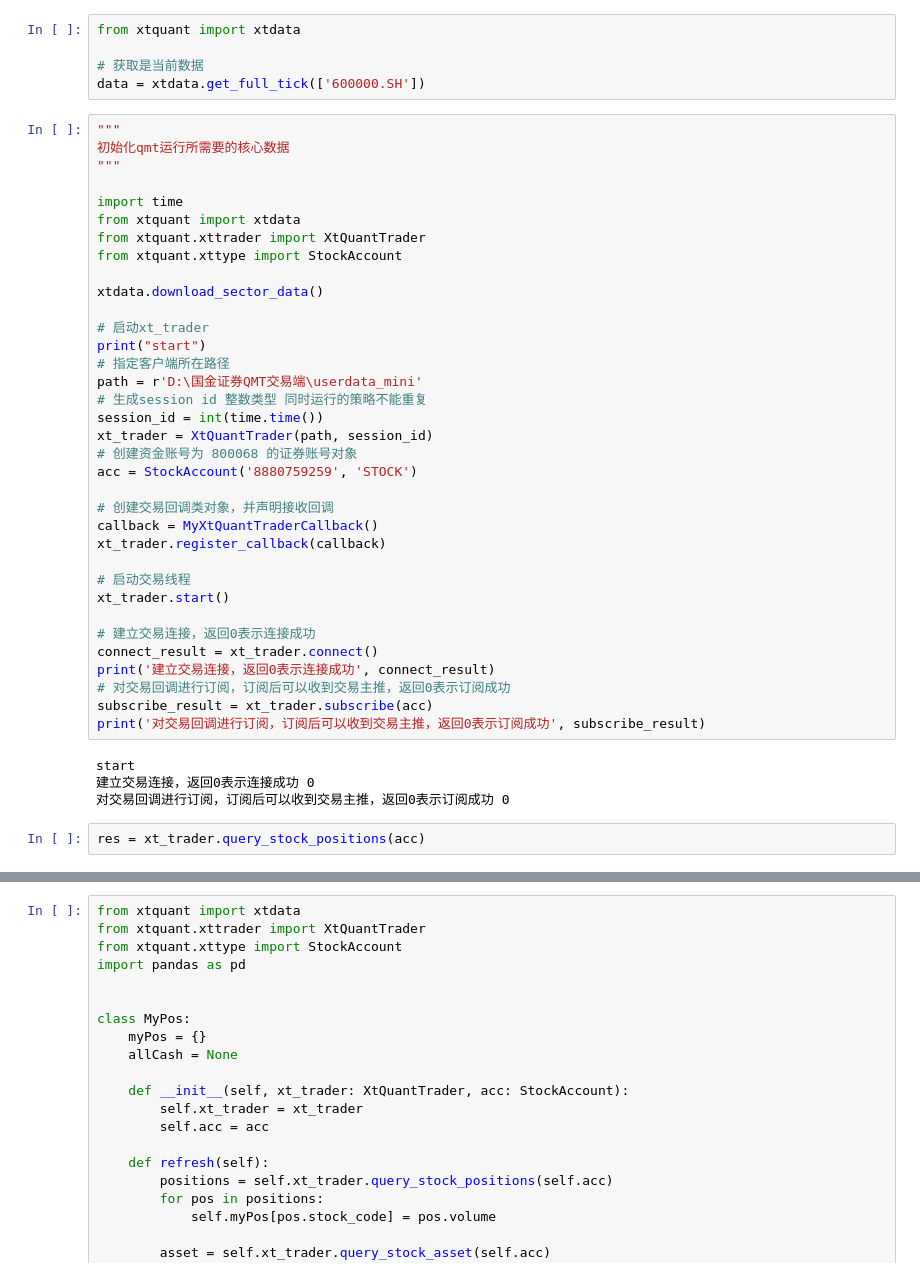
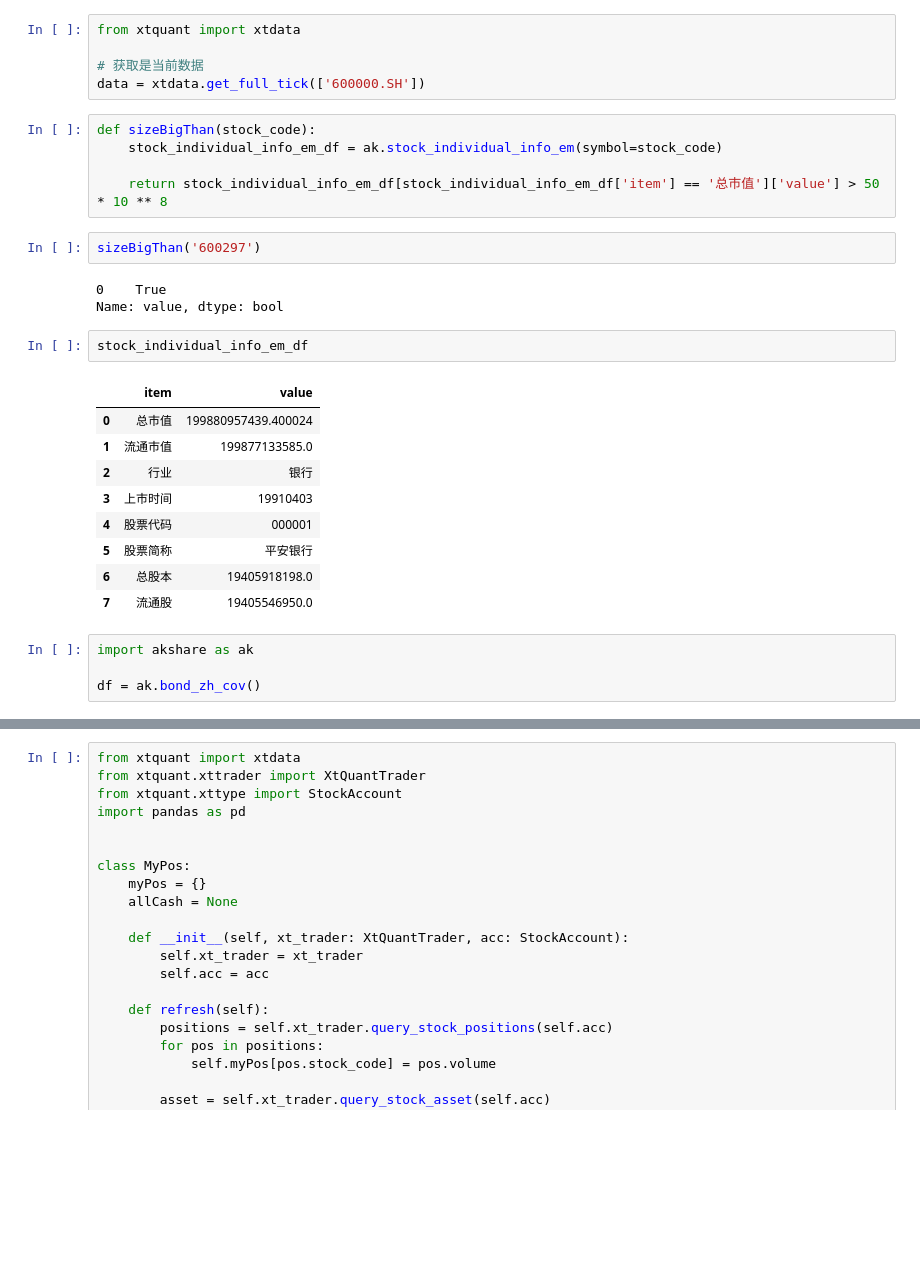
Before and after one commit to ZGarry/kezhuanzhai, a Jupyter notebook: qmt/data/try.ipynb, the cells around one changed output, grey strips where cells are left out. Drawn from its saved outputs; the diff is of its cells as text; blank space fills up the shorter version.

```diff
--- a/qmt/data/try.ipynb
+++ b/qmt/data/try.ipynb
@@ -3,44 +3,29 @@ from xtquant import xtdata
 
 # 获取是当前数据
 data = xtdata.get_full_tick(['600000.SH'])
-# %%
-"""
-初始化qmt运行所需要的核心数据
-"""
-
-import time
-from xtquant import xtdata
-from xtquant.xttrader import XtQuantTrader
-from xtquant.xttype import StockAccount
-
-xtdata.download_sector_data()
-
-# 启动xt_trader
-print("start")
-# 指定客户端所在路径
-path = r'D:\国金证券QMT交易端\userdata_mini'
-# 生成session id 整数类型 同时运行的策略不能重复
-session_id = int(time.time())
-xt_trader = XtQuantTrader(path, session_id)
-# 创建资金账号为 800068 的证券账号对象
-acc = StockAccount('8880759259', 'STOCK')
-
-# 创建交易回调类对象，并声明接收回调
-callback = MyXtQuantTraderCallback()
-xt_trader.register_callback(callback)
-
-# 启动交易线程
-xt_trader.start()
-
-# 建立交易连接，返回0表示连接成功
-connect_result = xt_trader.connect()
-print('建立交易连接，返回0表示连接成功', connect_result)
-# 对交易回调进行订阅，订阅后可以收到交易主推，返回0表示订阅成功
-subscribe_result = xt_trader.subscribe(acc)
-print('对交易回调进行订阅，订阅后可以收到交易主推，返回0表示订阅成功', subscribe_result)
-# %% [output]
-start
-建立交易连接，返回0表示连接成功 0
-对交易回调进行订阅，订阅后可以收到交易主推，返回0表示订阅成功 0
-# %%
-res = xt_trader.query_stock_positions(acc)
+# %%
+def sizeBigThan(stock_code):
+    stock_individual_info_em_df = ak.stock_individual_info_em(symbol=stock_code)
+
+    return stock_individual_info_em_df[stock_individual_info_em_df['item'] == '总市值']['value'] > 50 * 10 ** 8
+# %%
+sizeBigThan('600297')
+# %% [output]
+0    True
+Name: value, dtype: bool
+# %%
+stock_individual_info_em_df
+# %% [output]
+|  | item | value |
+| 0 | 总市值 | 199880957439.400024 |
+| 1 | 流通市值 | 199877133585.0 |
+| 2 | 行业 | 银行 |
+| 3 | 上市时间 | 19910403 |
+| 4 | 股票代码 | 000001 |
+| 5 | 股票简称 | 平安银行 |
+| 6 | 总股本 | 19405918198.0 |
+| 7 | 流通股 | 19405546950.0 |
+# %%
+import akshare as ak
+
+df = ak.bond_zh_cov()
```
Also changed, not shown: parts of 11 cells of this notebook, 16 other files.
